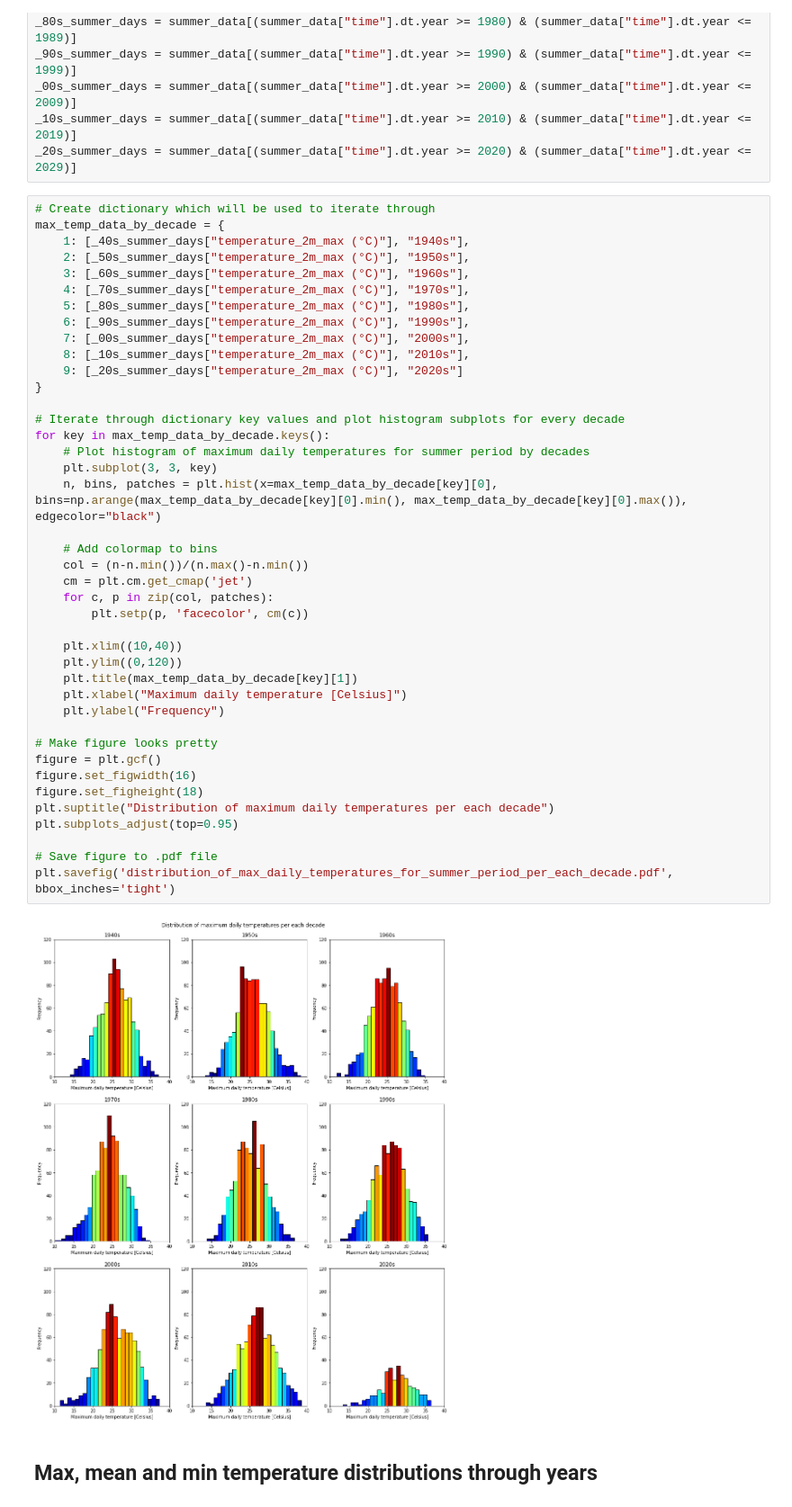
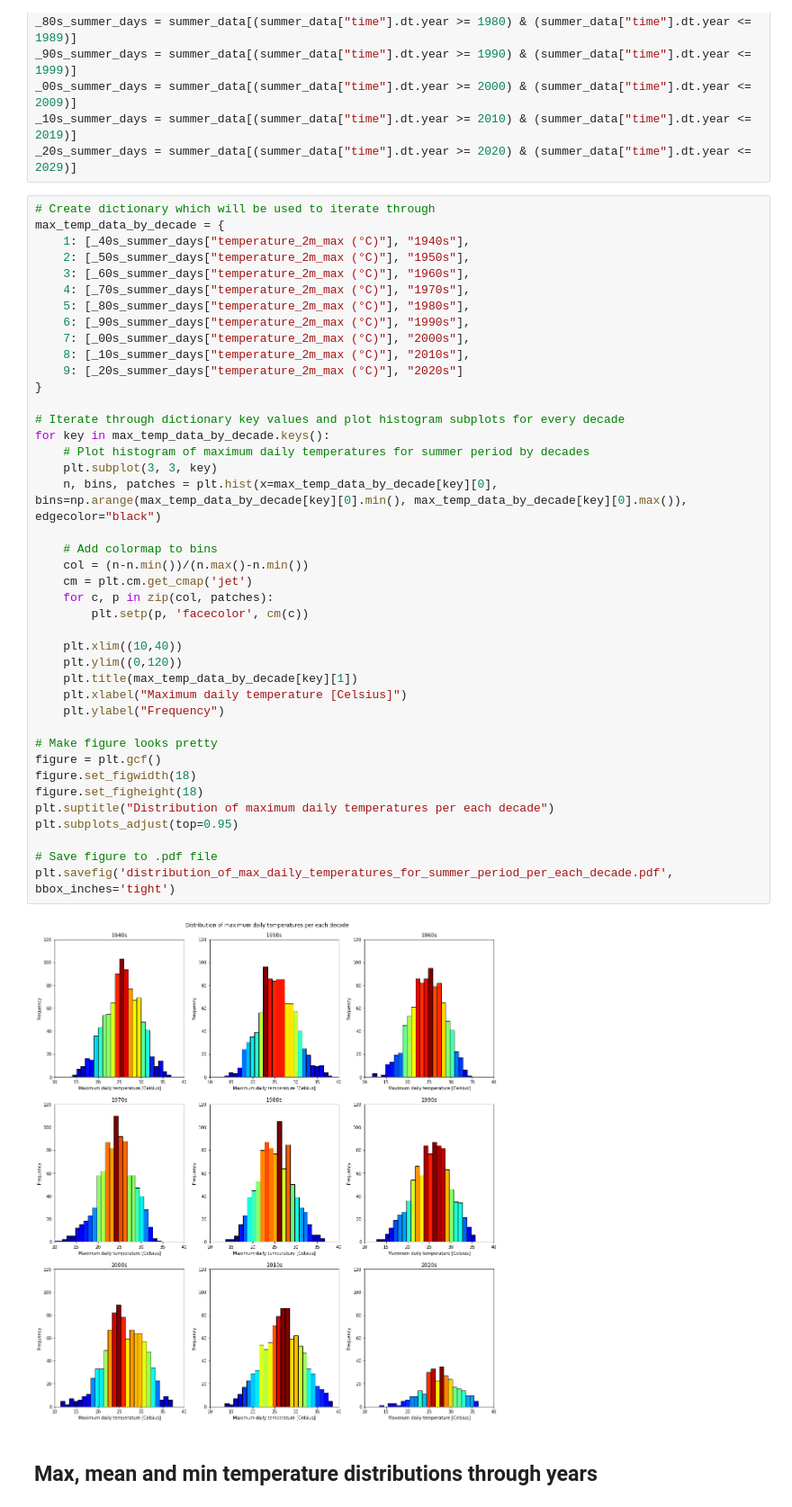
Before and after one commit to cimbaIG/Weather_data_Zagreb, a Jupyter notebook: weather_data_zagreb.ipynb, the cells around one changed output. Shown at 90% size. Drawn from its saved outputs; the diff is of its cells as text.

Commit message:
Change figure size

```diff
--- a/weather_data_zagreb.ipynb
+++ b/weather_data_zagreb.ipynb
@@ -938,35 +936,35 @@ max_temp_data_by_decade = {
     9: [_20s_summer_days["temperature_2m_max (°C)"], "2020s"]
 }
 
 # Iterate through dictionary key values and plot histogram subplots for every decade
 for key in max_temp_data_by_decade.keys():
     # Plot histogram of maximum daily temperatures for summer period by decades
     plt.subplot(3, 3, key)
     n, bins, patches = plt.hist(x=max_temp_data_by_decade[key][0], bins=np.arange(max_temp_data_by_decade[key][0].min(), max_temp_data_by_decade[key][0].max()), edgecolor="black")
 
     # Add colormap to bins
     col = (n-n.min())/(n.max()-n.min())
     cm = plt.cm.get_cmap('jet')
     for c, p in zip(col, patches):
         plt.setp(p, 'facecolor', cm(c))
 
     plt.xlim((10,40))
     plt.ylim((0,120))
     plt.title(max_temp_data_by_decade[key][1])
     plt.xlabel("Maximum daily temperature [Celsius]")
     plt.ylabel("Frequency")
 
 # Make figure looks pretty
 figure = plt.gcf()
-figure.set_figwidth(16)
+figure.set_figwidth(18)
 figure.set_figheight(18)
 plt.suptitle("Distribution of maximum daily temperatures per each decade")
 plt.subplots_adjust(top=0.95)
 
 # Save figure to .pdf file
 plt.savefig('distribution_of_max_daily_temperatures_for_summer_period_per_each_decade.pdf', bbox_inches='tight')
 # %% [output]
-[figure, old version]
+[figure, new version]
 # %% [markdown]
 ## Max, mean and min temperature distributions through years
 # %% [markdown]
```
Also changed, not shown: parts of 1 cell of this notebook, 16 other files.
